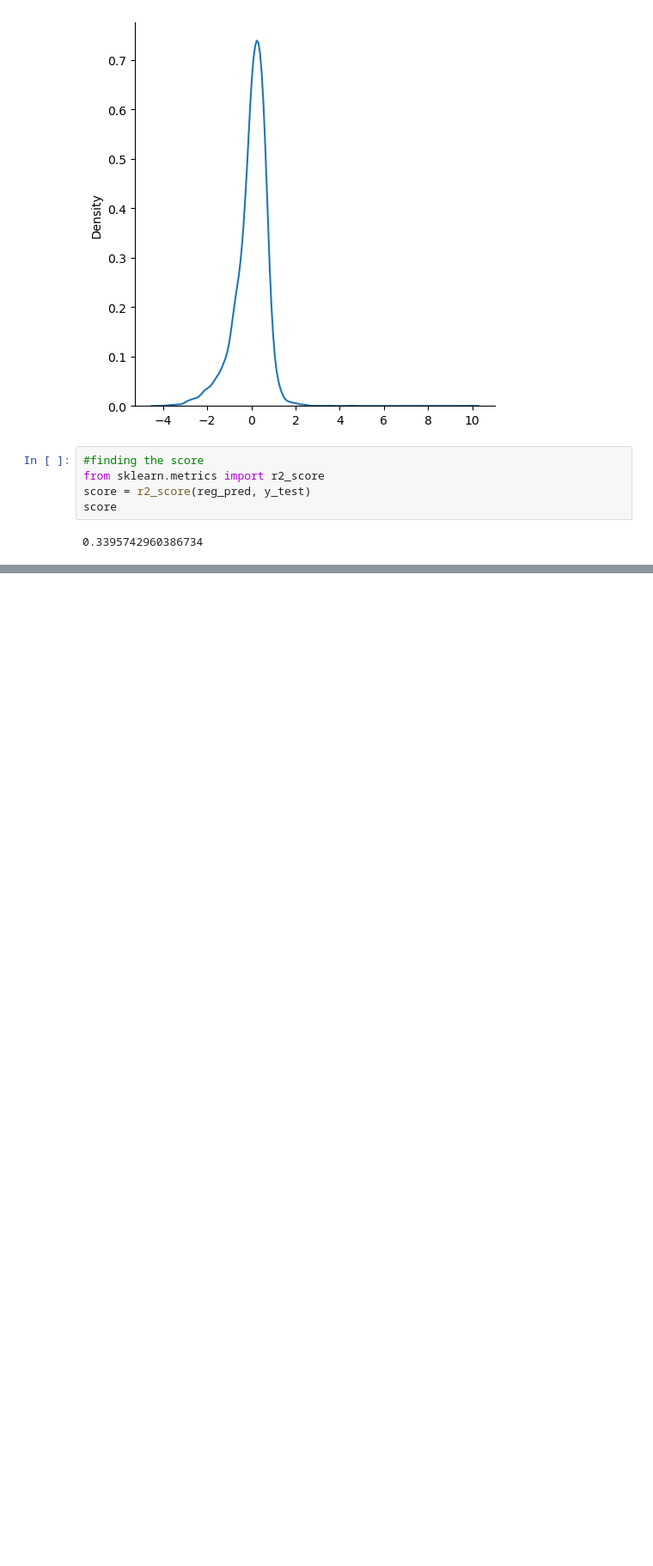
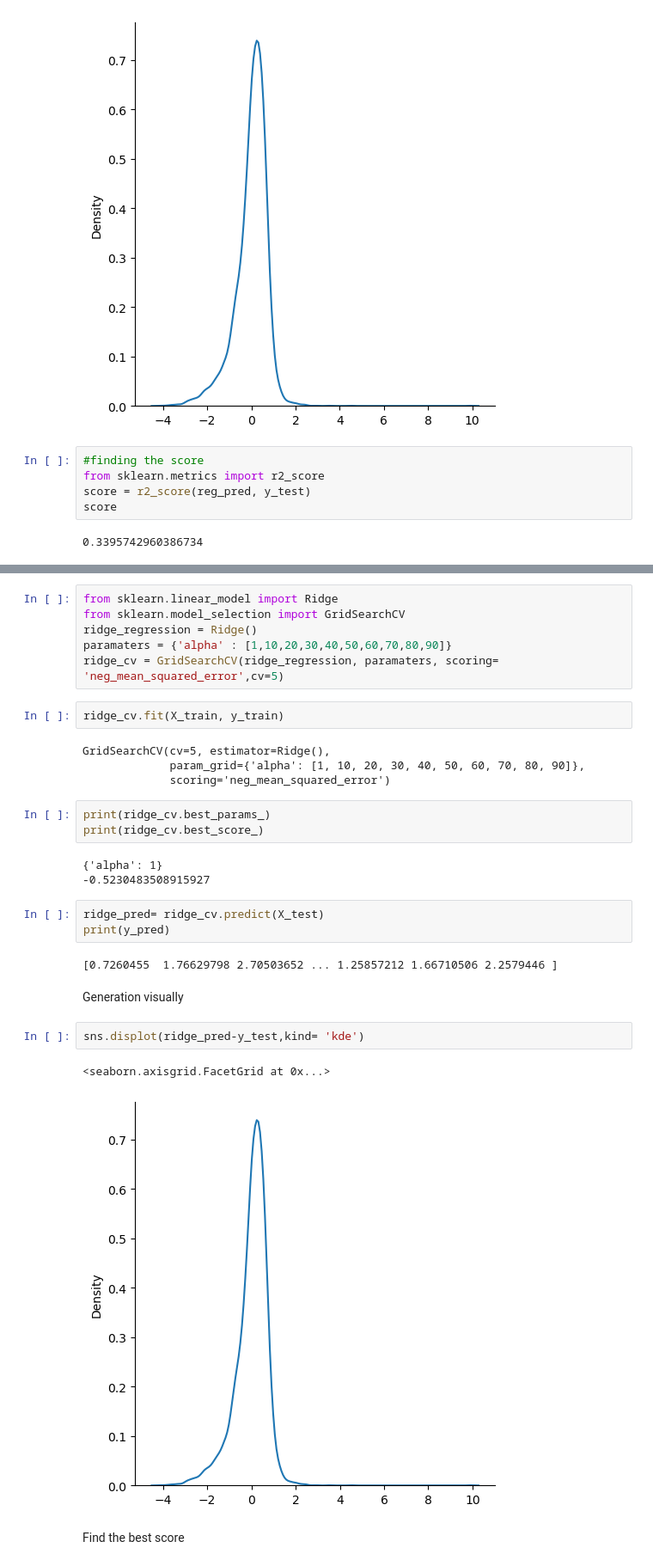
Before and after one commit to Aamil-Abdulla/my_notebook, a Jupyter notebook: california.ipynb, the cells around one changed output, grey strips where cells are left out. Shown at 86% size. Drawn from its saved outputs; the diff is of its cells as text; blank space fills up the shorter version.

Commit message:
Updated notebook with Ridge Regression

```diff
--- a/california.ipynb
+++ b/california.ipynb
@@ -56,0 +59,32 @@ score
+# %%
+from sklearn.linear_model import Ridge
+from sklearn.model_selection import GridSearchCV
+ridge_regression = Ridge()
+paramaters = {'alpha' : [1,10,20,30,40,50,60,70,80,90]}
+ridge_cv = GridSearchCV(ridge_regression, paramaters, scoring= 'neg_mean_squared_error',cv=5)
+# %%
+ridge_cv.fit(X_train, y_train)
+# %% [output]
+GridSearchCV(cv=5, estimator=Ridge(),
+             param_grid={'alpha': [1, 10, 20, 30, 40, 50, 60, 70, 80, 90]},
+             scoring='neg_mean_squared_error')
+# %%
+print(ridge_cv.best_params_)
+print(ridge_cv.best_score_)
+# %% [output]
+{'alpha': 1}
+-0.5230483508915927
+# %%
+ridge_pred= ridge_cv.predict(X_test)
+print(y_pred)
+# %% [output]
+[0.7260455  1.76629798 2.70503652 ... 1.25857212 1.66710506 2.2579446 ]
+# %% [markdown]
+Generation visually
+# %%
+sns.displot(ridge_pred-y_test,kind= 'kde')
+# %% [output]
+<seaborn.axisgrid.FacetGrid at 0x...>
+[figure, added]
+# %% [markdown]
+Find the best score
```
Also changed, not shown: parts of 2 cells of this notebook.
